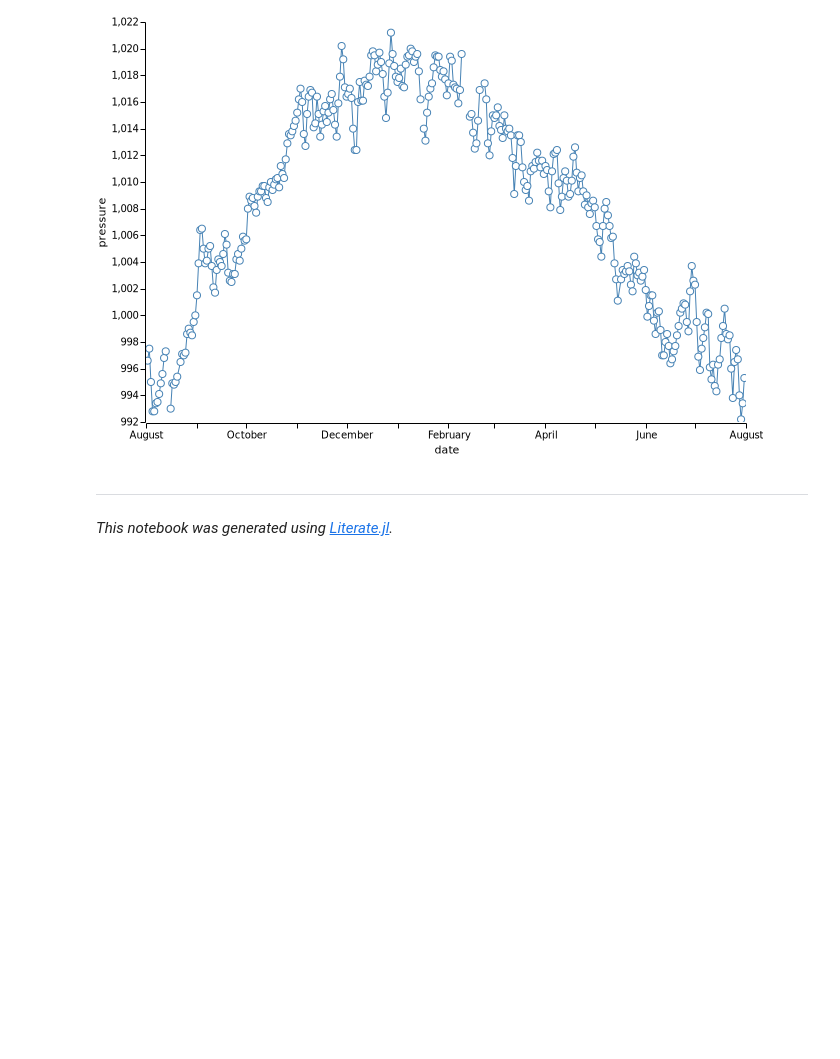
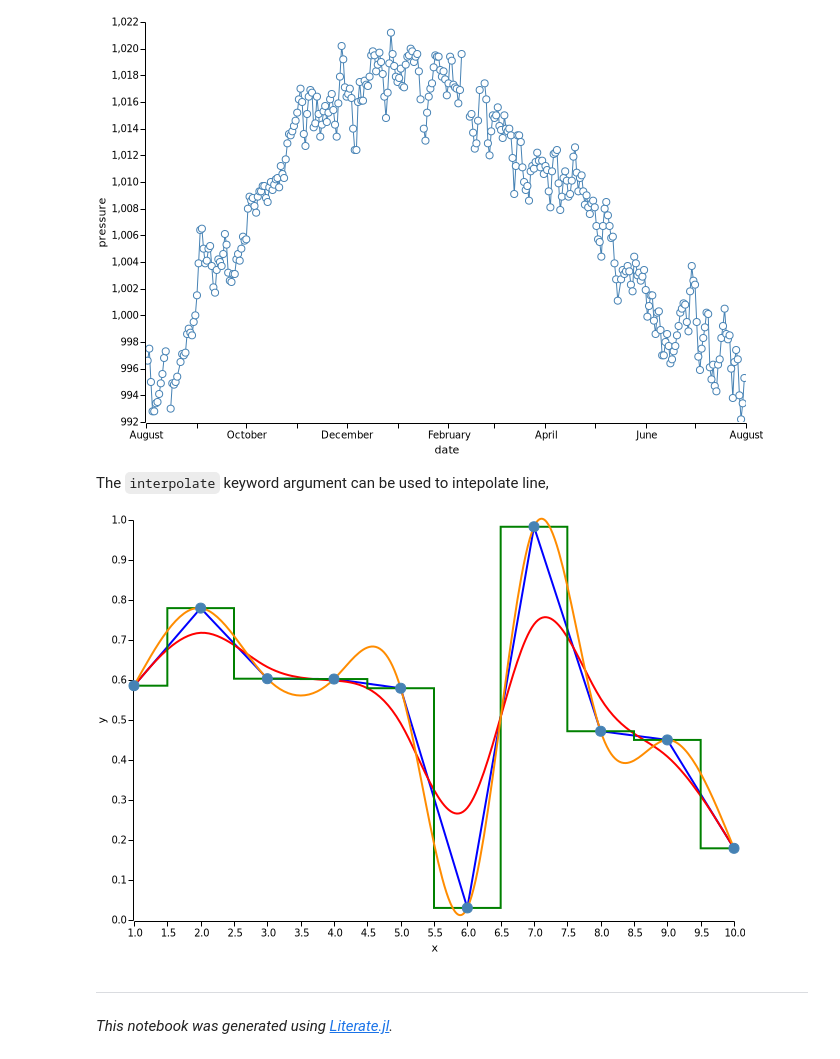
Before and after one commit to sl-solution/StatisticalGraphics.jl, a Jupyter notebook: dev/Plots/Line/line3.ipynb, the cells around one changed output. Drawn from its saved outputs; the diff is of its cells as text; code cells hidden in the pictures; blank space fills up the shorter version.

```diff
--- a/dev/Plots/Line/line3.ipynb
+++ b/dev/Plots/Line/line3.ipynb
@@ -17,6 +17,27 @@ Users can overlay a `Scatter` on top of a line plot to include marks at each com
 sgplot(dubai_weather, [Line(x=:date, y=:pressure, breaks=true), Scatter(x=:date, y=:pressure)], xaxis=Axis(type=:date))
 # %% [output]
 [figure]
+# %% [markdown]
+The `interpolate` keyword argument can be used to intepolate line,
+# %%
+ds = Dataset(x=1:10, y=rand(10))
+
+color=Dict( :linear=>:blue,
+            :basis=>:red,
+            :step=>:green,
+            :natural=>:darkorange
+            )
+
+sgplot(ds, [
+            [
+              Line(x=:x, y=:y, interpolate=v, thickness=2, color=color[v])
+              for v in [:linear, :basis, :step, :natural]
+            ]; Scatter(x=:x, y=:y, color=:steelblue, size=100)
+            ],
+            clip=false
+        )
+# %% [output]
+[figure, added]
 # %% [markdown]
 ---
 
```
Also changed, not shown: 42 other files.
